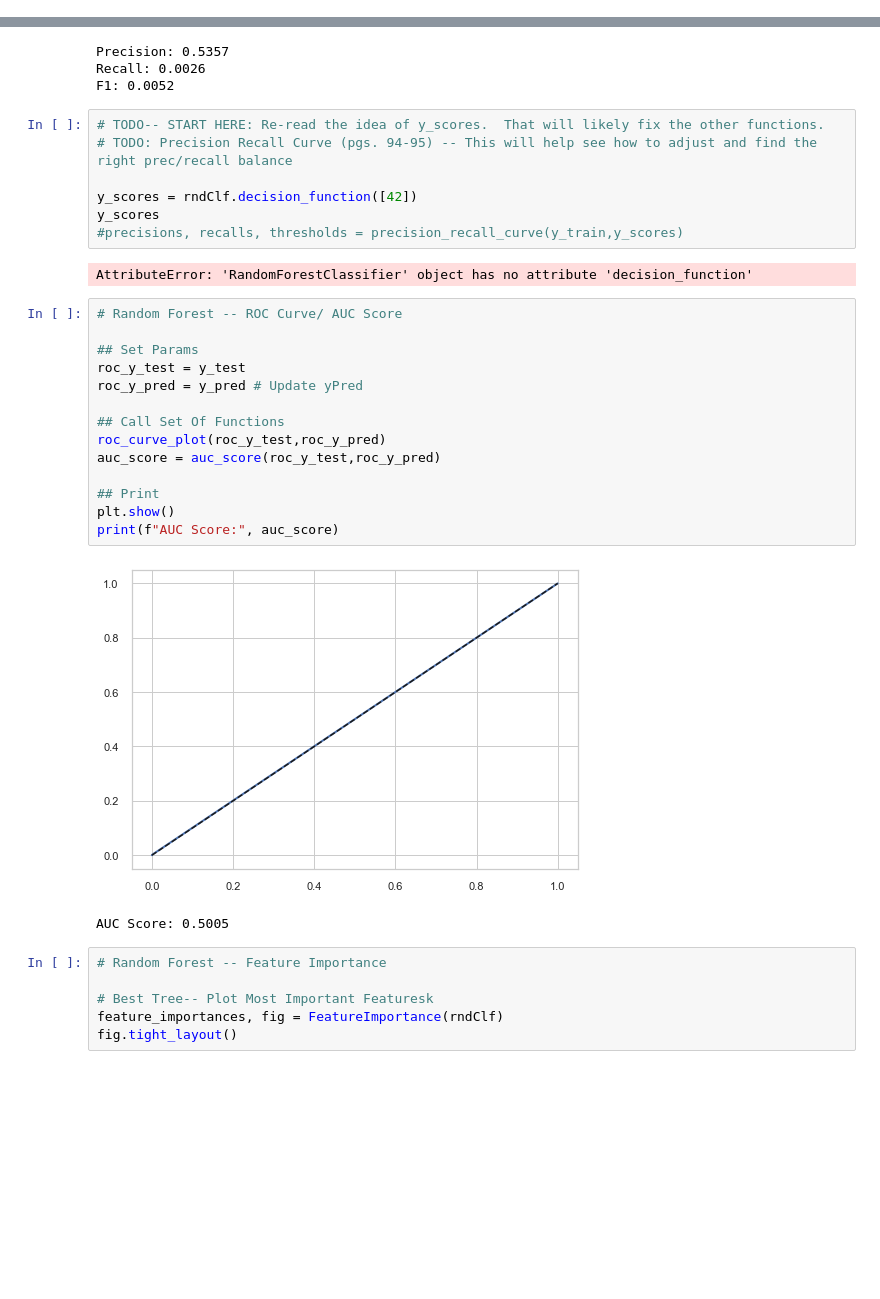
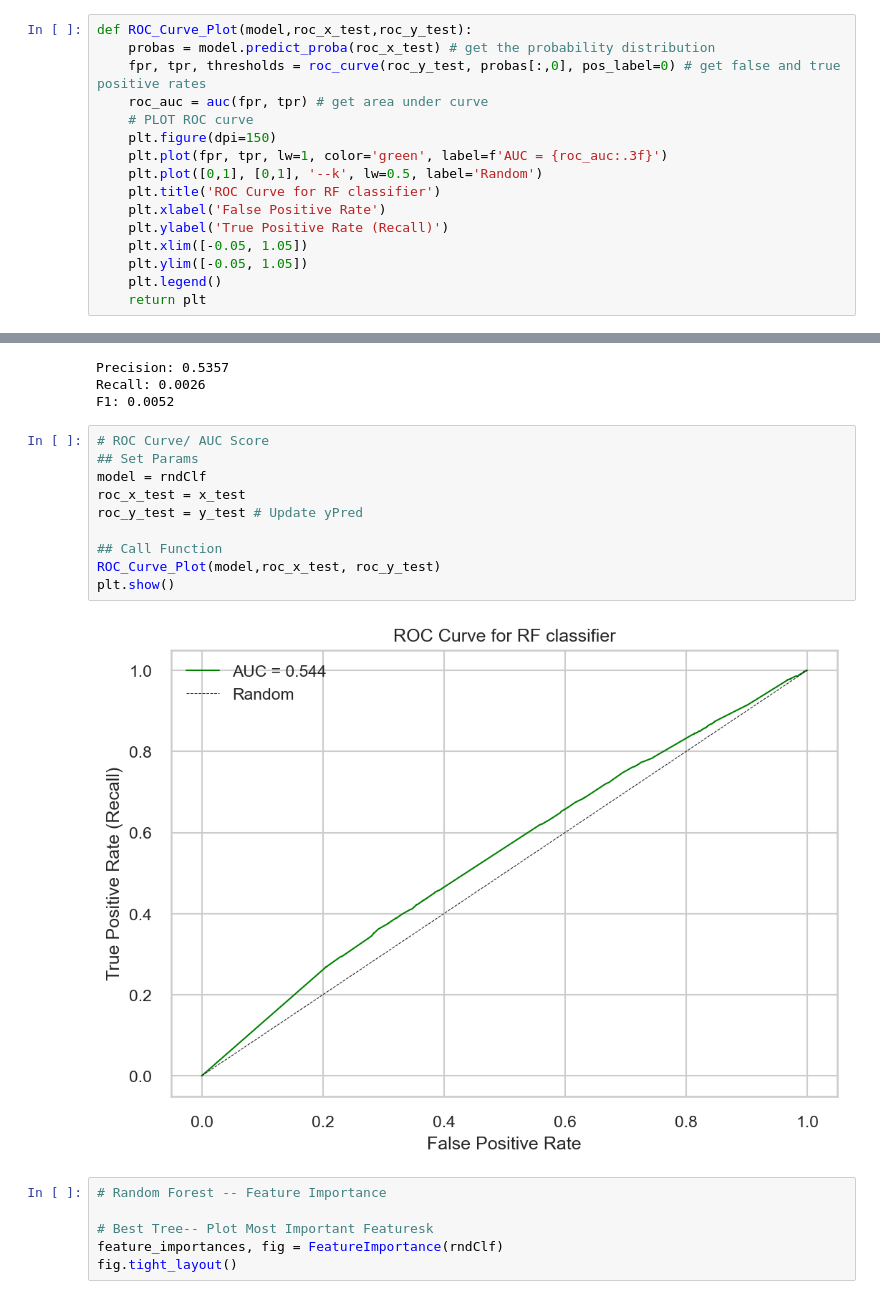
Before and after one commit to bcullinan32/ML_Course, a Jupyter notebook: Class-Data-Clean-Up.ipynb, the cells around one changed output, grey strips where cells are left out. Saved outputs shown, nothing was run; the diff lists cells and outputs as text; blank space fills up the shorter version.

```diff
--- a/Class-Data-Clean-Up.ipynb
+++ b/Class-Data-Clean-Up.ipynb
@@ -142,3 +150,19 @@ def auc_score(y_test,y_pred):  #TODO: Confirm that these are the right params to
+# %%
+def ROC_Curve_Plot(model,roc_x_test,roc_y_test):
+    probas = model.predict_proba(roc_x_test) # get the probability distribution
+    fpr, tpr, thresholds = roc_curve(roc_y_test, probas[:,0], pos_label=0) # get false and true positive rates
+    roc_auc = auc(fpr, tpr) # get area under curve
+    # PLOT ROC curve
+    plt.figure(dpi=150)
+    plt.plot(fpr, tpr, lw=1, color='green', label=f'AUC = {roc_auc:.3f}')
+    plt.plot([0,1], [0,1], '--k', lw=0.5, label='Random')
+    plt.title('ROC Curve for RF classifier')
+    plt.xlabel('False Positive Rate')
+    plt.ylabel('True Positive Rate (Recall)')
+    plt.xlim([-0.05, 1.05])
+    plt.ylim([-0.05, 1.05])
+    plt.legend()
+    return plt
 # %%
 def createConfMatrix (regObj, y_test, y_pred, x_test):
     # Logistic Regression -- Step 5 -- Create Confusion Matrix
@@ -558,32 +564,18 @@ print(f"F1:",f1)
 Precision: 0.5357
 Recall: 0.0026
 F1: 0.0052
-# %%
-# TODO-- START HERE: Re-read the idea of y_scores.  That will likely fix the other functions.
-# TODO: Precision Recall Curve (pgs. 94-95) -- This will help see how to adjust and find the right prec/recall balance
-
-y_scores = rndClf.decision_function([42])
-y_scores
-#precisions, recalls, thresholds = precision_recall_curve(y_train,y_scores)
-# %% [output]
-AttributeError: 'RandomForestClassifier' object has no attribute 'decision_function'
 # %%
-# Random Forest -- ROC Curve/ AUC Score
+# ROC Curve/ AUC Score
+## Set Params
+model = rndClf
+roc_x_test = x_test
+roc_y_test = y_test # Update yPred
 
-## Set Params
-roc_y_test = y_test
-roc_y_pred = y_pred # Update yPred
-
-## Call Set Of Functions
-roc_curve_plot(roc_y_test,roc_y_pred)
-auc_score = auc_score(roc_y_test,roc_y_pred)
-
-## Print
+## Call Function
+ROC_Curve_Plot(model,roc_x_test, roc_y_test)
 plt.show()
-print(f"AUC Score:", auc_score)
 # %% [output]
-[figure, old version]
+[figure, new version]
-AUC Score: 0.5005
 # %%
 # Random Forest -- Feature Importance
 
```
Also changed, not shown: parts of 11 cells of this notebook.
